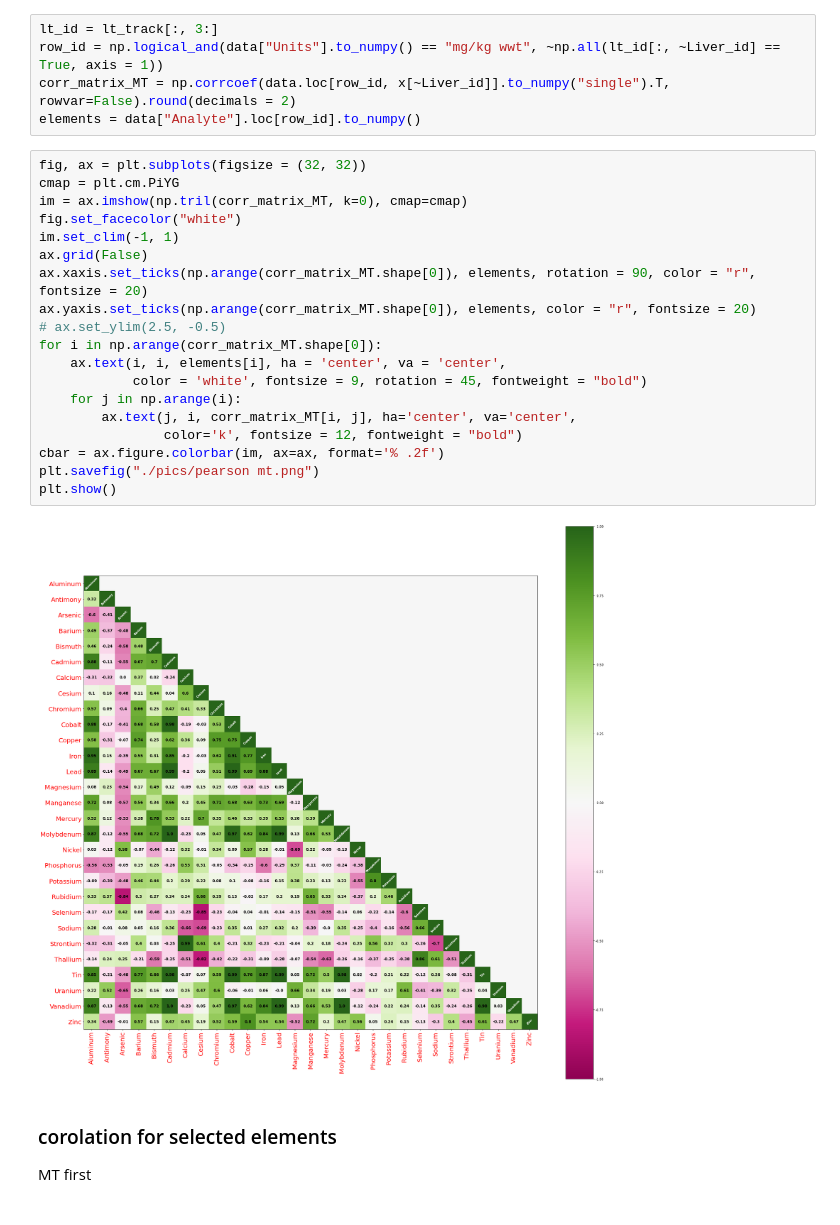
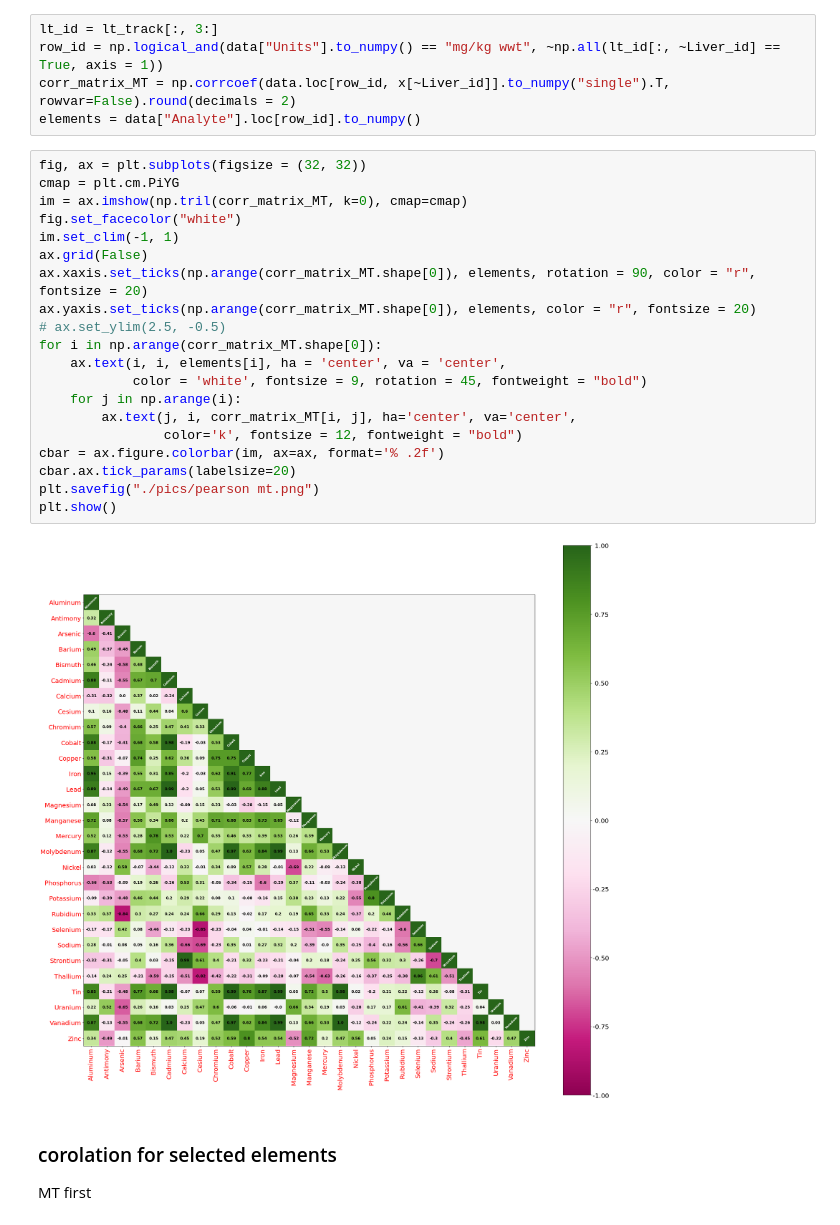
Before and after one commit to amirmtaghizadegan/Sturgeon, a Jupyter notebook: dup.ipynb, the cells around one changed output. Drawn from its saved outputs; the diff is of its cells as text.

```diff
--- a/dup.ipynb
+++ b/dup.ipynb
@@ -220,24 +222,25 @@ elements = data["Analyte"].loc[row_id].to_numpy()
 # %%
 fig, ax = plt.subplots(figsize = (32, 32))
 cmap = plt.cm.PiYG
 im = ax.imshow(np.tril(corr_matrix_MT, k=0), cmap=cmap)
 fig.set_facecolor("white")
 im.set_clim(-1, 1)
 ax.grid(False)
 ax.xaxis.set_ticks(np.arange(corr_matrix_MT.shape[0]), elements, rotation = 90, color = "r", fontsize = 20)
 ax.yaxis.set_ticks(np.arange(corr_matrix_MT.shape[0]), elements, color = "r", fontsize = 20)
 # ax.set_ylim(2.5, -0.5)
 for i in np.arange(corr_matrix_MT.shape[0]):
     ax.text(i, i, elements[i], ha = 'center', va = 'center',
             color = 'white', fontsize = 9, rotation = 45, fontweight = "bold")
     for j in np.arange(i):
         ax.text(j, i, corr_matrix_MT[i, j], ha='center', va='center',
                 color='k', fontsize = 12, fontweight = "bold")
 cbar = ax.figure.colorbar(im, ax=ax, format='% .2f')
+cbar.ax.tick_params(labelsize=20)
 plt.savefig("./pics/pearson mt.png")
 plt.show()
 # %% [output]
-[figure, old version]
+[figure, new version]
 # %% [markdown]
 ### corolation for selected elements
 MT first
```
Also changed, not shown: parts of 5 cells of this notebook.
